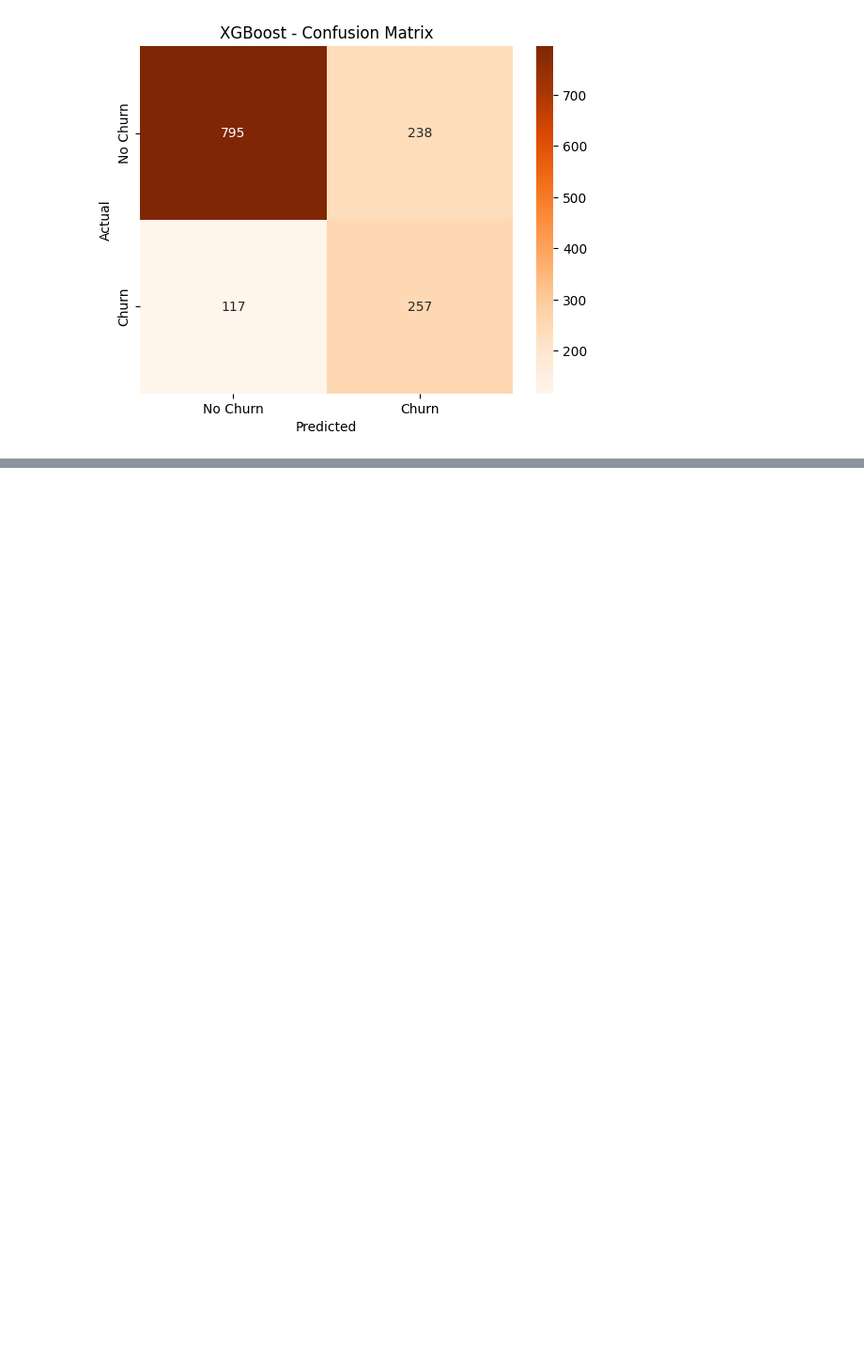
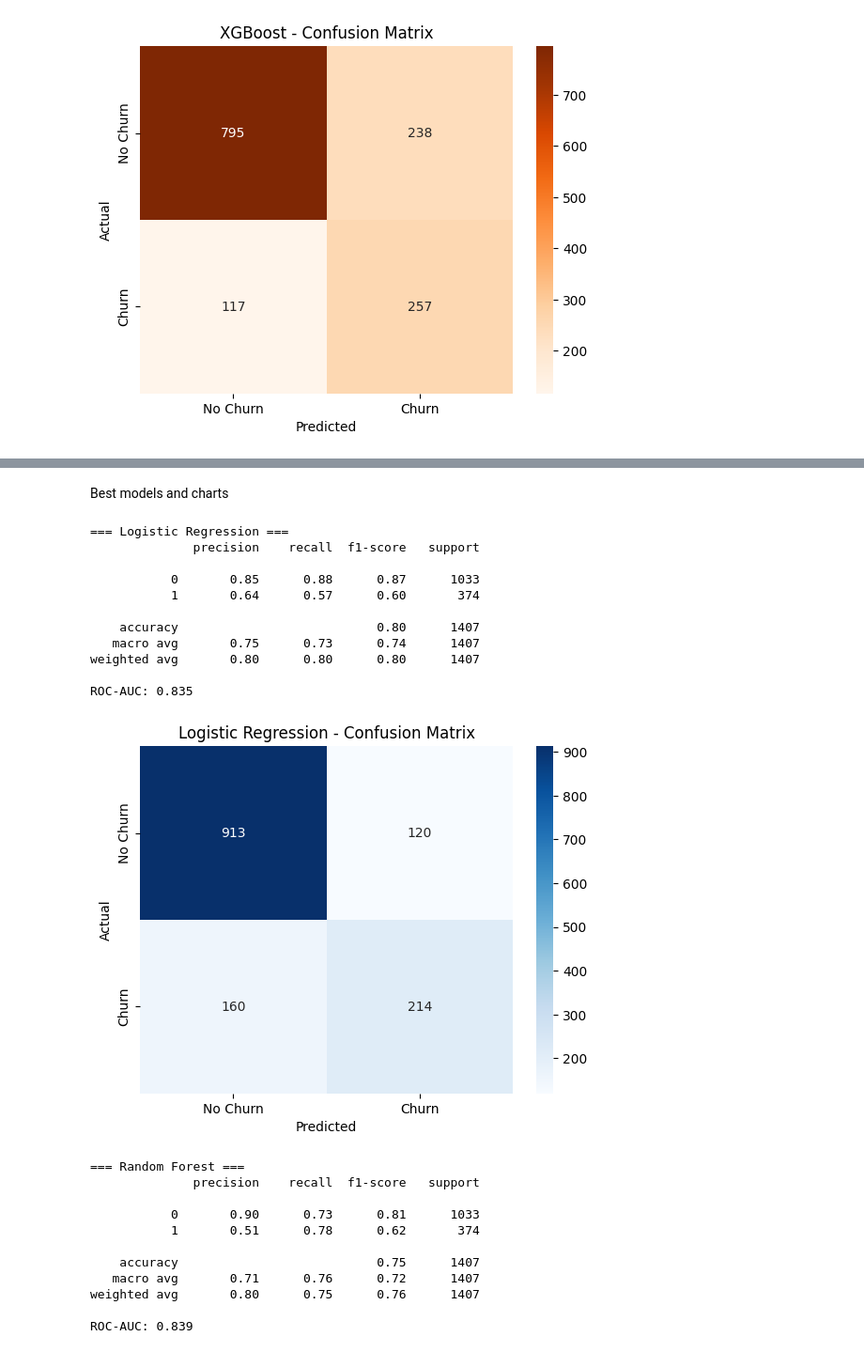
Before and after one commit to sudhanshurajput27/Customer-Churn-Prediction, a Jupyter notebook: notebooks/03_modeling.ipynb, the cells around one changed output, grey strips where cells are left out. Shown at 94% size. Saved outputs shown, nothing was run; the diff lists cells and outputs as text; code cells hidden in the pictures; blank space fills up the shorter version.

Commit message:
Completed the model evaluation and saved the best model in a pickle(.pkl) file

```diff
--- a/notebooks/03_modeling.ipynb
+++ b/notebooks/03_modeling.ipynb
@@ -178,0 +203,19 @@ Random Forest Baseline:
+# %%
+rf_params = {
+    'n_estimators': [100, 200],
+    'max_depth': [4, 6, 8],
+    'min_samples_leaf': [1, 2, 4],
+    'class_weight': ['balanced']
+}
+
+rf_grid = GridSearchCV(
+    RandomForestClassifier(random_state=42),
+    rf_params,
+    cv=5,
+    scoring='roc_auc',
+    n_jobs=-1
+)
+rf_grid.fit(X_train, y_train)
+
+print("Best RF params:", rf_grid.best_params_)
+print("Best RF AUC:", rf_grid.best_score_.round(3))
@@ -178,0 +249,55 @@ Random Forest Baseline:
+# %% [markdown]
+Best models and charts
+# %%
+# Get the best models from grid search
+best_lr = lr_grid.best_estimator_
+best_rf = rf_grid.best_estimator_
+best_xgb = xgb_grid.best_estimator_
+
+# Evaluate all three on test set
+models = {
+    'Logistic Regression': (best_lr, 'Blues'),
+    'Random Forest': (best_rf, 'Greens'),
+    'XGBoost': (best_xgb, 'Oranges')
+}
+
+for name, (model, color) in models.items():
+    y_pred = model.predict(X_test)
+    y_prob = model.predict_proba(X_test)[:, 1]
+
+    print(f"\n=== {name} ===")
+    print(classification_report(y_test, y_pred))
+    print("ROC-AUC:", round(roc_auc_score(y_test, y_prob), 3))
+
+    cm = confusion_matrix(y_test, y_pred)
+    sns.heatmap(cm, annot=True, fmt='d', cmap=color,
+                xticklabels=['No Churn', 'Churn'],
+                yticklabels=['No Churn', 'Churn'])
+    plt.title(f"{name} - Confusion Matrix")
+    plt.ylabel("Actual")
+    plt.xlabel("Predicted")
+    plt.show()
+# %% [output]
+=== Logistic Regression ===
+              precision    recall  f1-score   support
+
+           0       0.85      0.88      0.87      1033
+           1       0.64      0.57      0.60       374
+
+    accuracy                           0.80      1407
+   macro avg       0.75      0.73      0.74      1407
+weighted avg       0.80      0.80      0.80      1407
+
+ROC-AUC: 0.835
+[figure, added]
+=== Random Forest ===
+              precision    recall  f1-score   support
+
+           0       0.90      0.73      0.81      1033
+           1       0.51      0.78      0.62       374
+
+    accuracy                           0.75      1407
+   macro avg       0.71      0.76      0.72      1407
+weighted avg       0.80      0.75      0.76      1407
+
+ROC-AUC: 0.839
```
Also changed, not shown: parts of 10 cells of this notebook, 1 other file.
